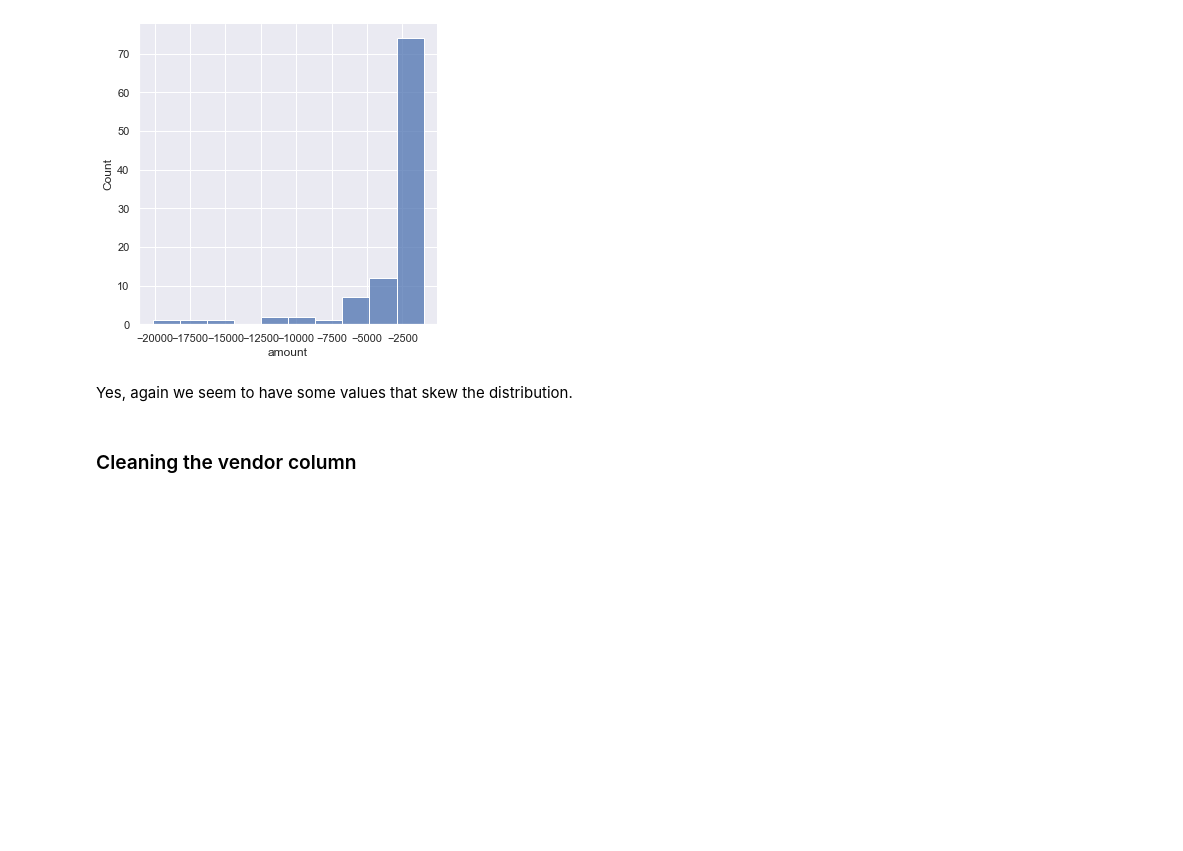
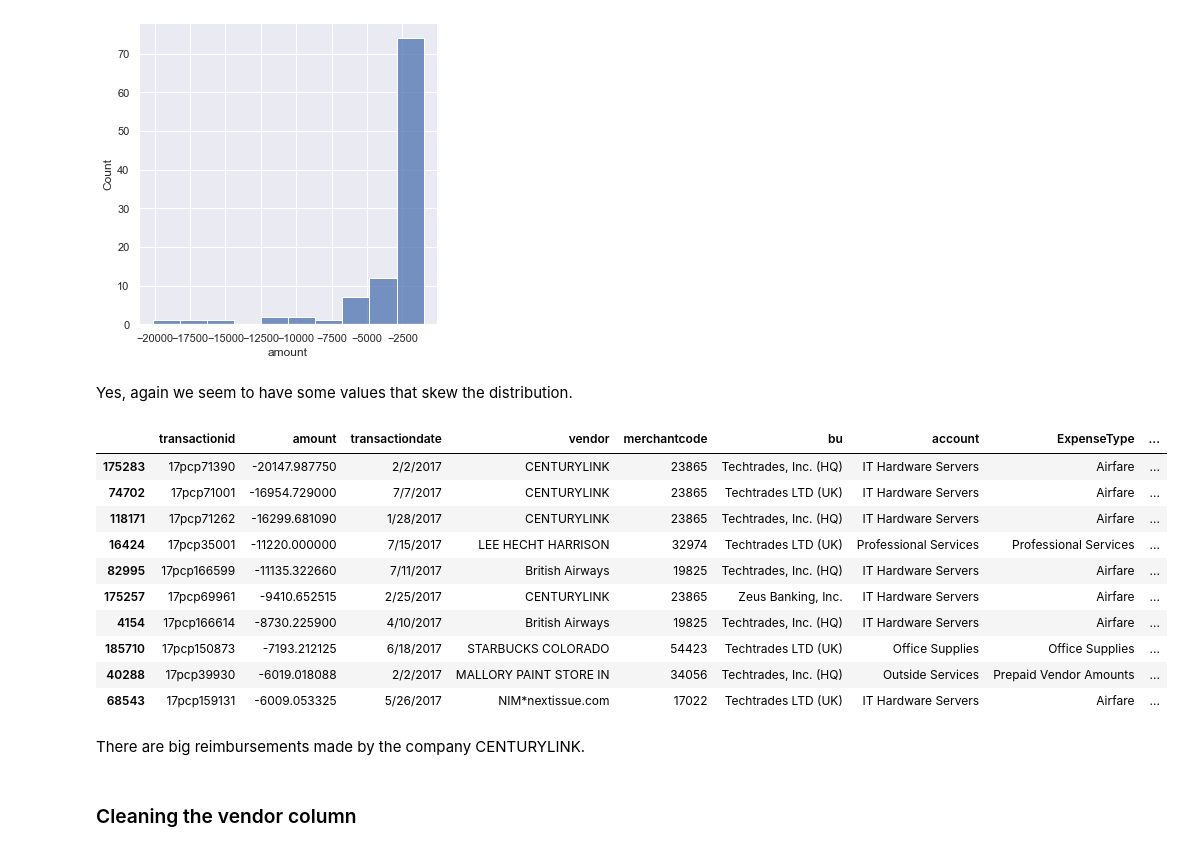
Before and after one commit to FranciscoGalan/suplari_challenge1, a Jupyter notebook: main.ipynb, the cells around one changed output. Saved outputs shown, nothing was run; the diff lists cells and outputs as text; code cells hidden in the pictures; blank space fills up the shorter version.

```diff
--- a/main.ipynb
+++ b/main.ipynb
@@ -298,6 +323,22 @@ sns.displot(round(data2017_negatives.loc[data2017_negatives.amount < -1000, 'amo
 [figure]
 # %% [markdown]
 Yes, again we seem to have some values that skew the distribution.
+# %%
+data2017_negatives.sort_values(by='amount', ascending=True).head(10)
+# %% [output]
+|  | transactionid | amount | transactiondate | vendor | merchantcode | bu | account | ExpenseType | ... |
+| 175283 | 17pcp71390 | -20147.987750 | 2/2/2017 | CENTURYLINK | 23865 | Techtrades, Inc. (HQ) | IT Hardware Servers | Airfare | ... |
+| 74702 | 17pcp71001 | -16954.729000 | 7/7/2017 | CENTURYLINK | 23865 | Techtrades LTD (UK) | IT Hardware Servers | Airfare | ... |
+| 118171 | 17pcp71262 | -16299.681090 | 1/28/2017 | CENTURYLINK | 23865 | Techtrades, Inc. (HQ) | IT Hardware Servers | Airfare | ... |
+| 16424 | 17pcp35001 | -11220.000000 | 7/15/2017 | LEE HECHT HARRISON | 32974 | Techtrades LTD (UK) | Professional Services | Professional Services | ... |
+| 82995 | 17pcp166599 | -11135.322660 | 7/11/2017 | British Airways | 19825 | Techtrades, Inc. (HQ) | IT Hardware Servers | Airfare | ... |
+| 175257 | 17pcp69961 | -9410.652515 | 2/25/2017 | CENTURYLINK | 23865 | Zeus Banking, Inc. | IT Hardware Servers | Airfare | ... |
+| 4154 | 17pcp166614 | -8730.225900 | 4/10/2017 | British Airways | 19825 | Techtrades, Inc. (HQ) | IT Hardware Servers | Airfare | ... |
+| 185710 | 17pcp150873 | -7193.212125 | 6/18/2017 | STARBUCKS COLORADO | 54423 | Techtrades LTD (UK) | Office Supplies | Office Supplies | ... |
+| 40288 | 17pcp39930 | -6019.018088 | 2/2/2017 | MALLORY PAINT STORE IN | 34056 | Techtrades, Inc. (HQ) | Outside Services | Prepaid Vendor Amounts | ... |
+| 68543 | 17pcp159131 | -6009.053325 | 5/26/2017 | NIM*nextissue.com | 17022 | Techtrades LTD (UK) | IT Hardware Servers | Airfare | ... |
+# %% [markdown]
+There are big reimbursements made by the company CENTURYLINK.
 # %% [markdown]
 ### Cleaning the vendor column
 # %% [markdown]
```
Also changed, not shown: parts of 31 cells of this notebook.
